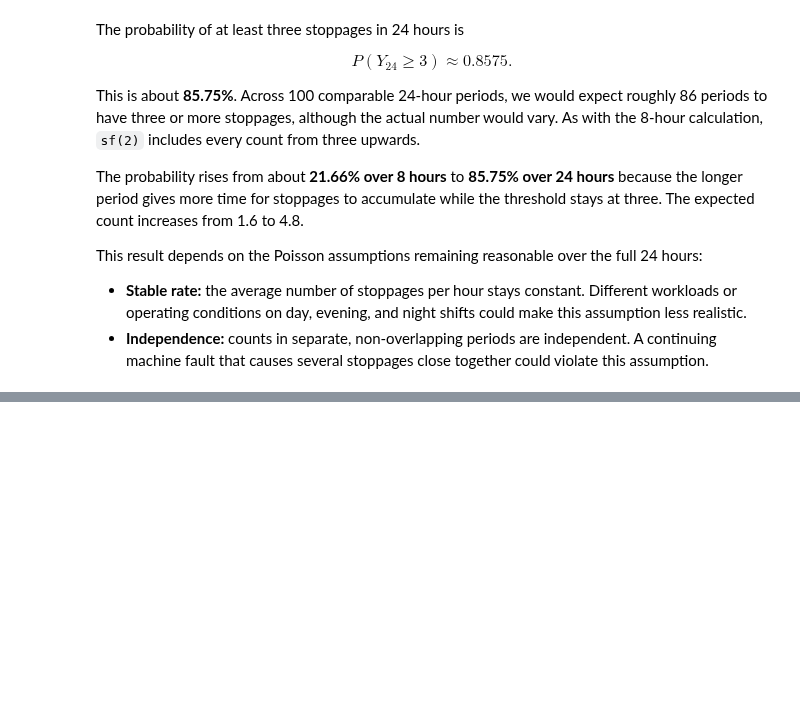
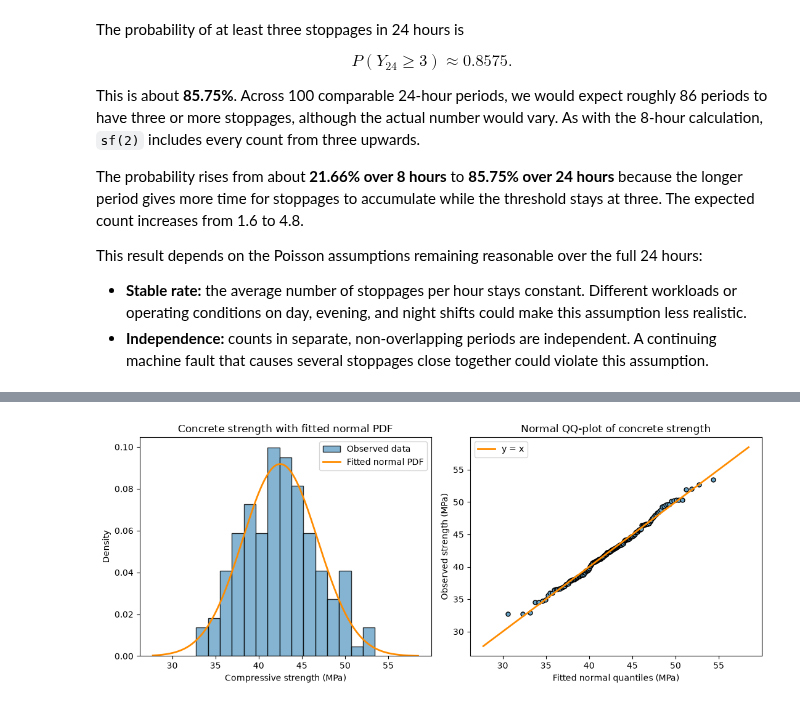
Before and after one commit to SnehaKoirala/STA_Assignments, a Jupyter notebook: Assignment2/Assignment2.ipynb, the cells around one changed output, grey strips where cells are left out. Cells and saved outputs as stored; diff of their text form; code cells hidden in the pictures; blank space fills up the shorter version.

```diff
--- a/Assignment2/Assignment2.ipynb
+++ b/Assignment2/Assignment2.ipynb
@@ -572,0 +782,12 @@ This result depends on the Poisson assumptions remaining reasonable over the ful
+# %%
+# Fitted normal model: estimates are plugged in from the sample
+mu_hat = strength.mean()
+sigma_hat = strength.std(ddof=1)
+
+# SciPy's scale for the normal distribution is the standard deviation, not the variance
+X = norm(loc=mu_hat, scale=sigma_hat)
+
+print(f"mu_hat      = {mu_hat:.4f} MPa")
+print(f"sigma_hat   = {sigma_hat:.4f} MPa")
+print(f"sigma_hat^2 = {sigma_hat**2:.4f} MPa^2")
+print(f"Fitted model SD check: X.std() = {X.std():.4f}")
@@ -572,0 +839,31 @@ This result depends on the Poisson assumptions remaining reasonable over the ful
+# %%
+sorted_strength = np.sort(strength)
+n_strength = len(sorted_strength)
+plotting_positions = (np.arange(1, n_strength + 1) - 0.5) / n_strength
+normal_quantiles = X.ppf(plotting_positions)
+
+strength_grid = np.linspace(strength.min() - 5, strength.max() + 5, 400)
+
+fig, axes = plt.subplots(1, 2, figsize=(11, 4.5))
+
+# Density histogram with fitted normal PDF
+axes[0].hist(strength, bins=15, density=True, color="#66A2C6", edgecolor="black", alpha=0.8, label="Observed data")
+axes[0].plot(strength_grid, X.pdf(strength_grid), color="#FF8C00", linewidth=2, label="Fitted normal PDF")
+axes[0].set_xlabel("Compressive strength (MPa)")
+axes[0].set_ylabel("Density")
+axes[0].set_title("Concrete strength with fitted normal PDF")
+axes[0].legend()
+
+# Normal QQ-plot
+axes[1].scatter(normal_quantiles, sorted_strength, color="#66A2C6", edgecolor="black", s=25)
+line_limits = [strength_grid.min(), strength_grid.max()]
+axes[1].plot(line_limits, line_limits, color="#FF8C00", linewidth=2, label="y = x")
+axes[1].set_xlabel("Fitted normal quantiles (MPa)")
+axes[1].set_ylabel("Observed strength (MPa)")
+axes[1].set_title("Normal QQ-plot of concrete strength")
+axes[1].legend()
+
+plt.tight_layout()
+plt.show()
+# %% [output]
+[figure, added]
```
Also changed, not shown: parts of 36 cells of this notebook.
